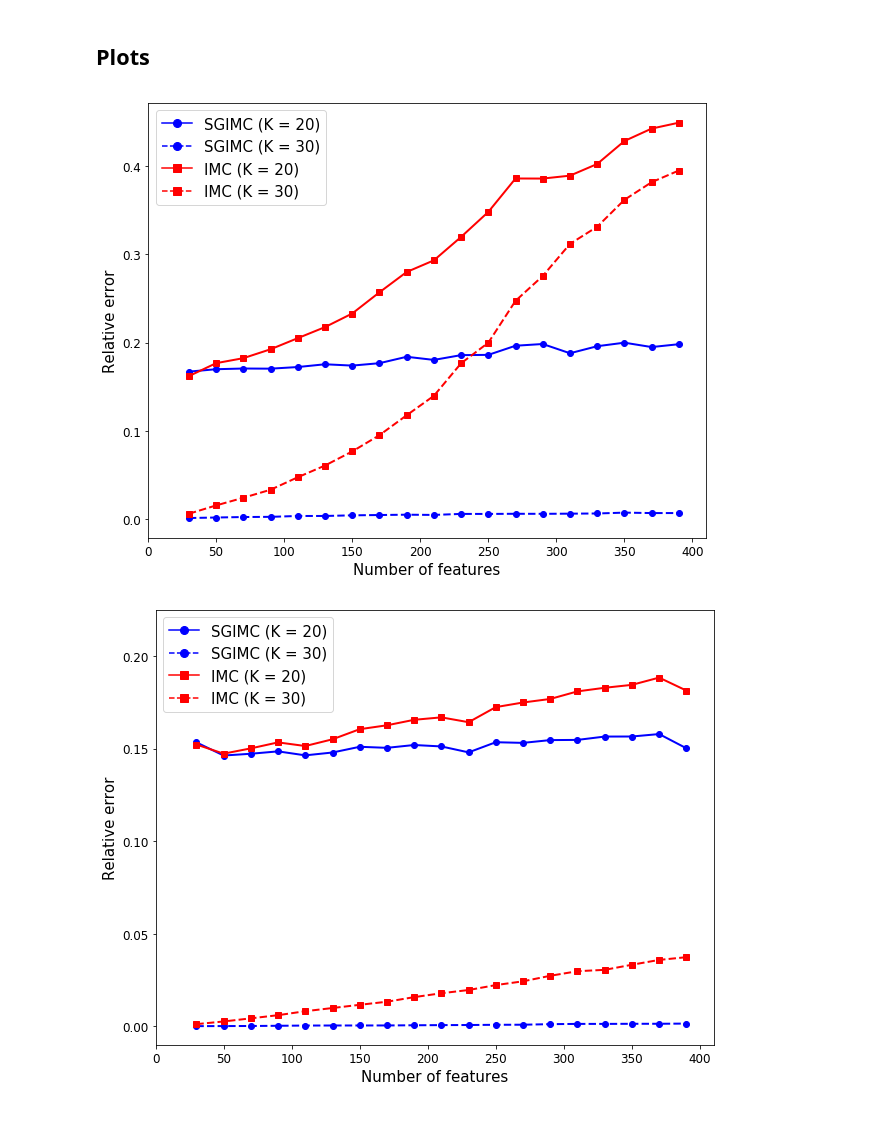
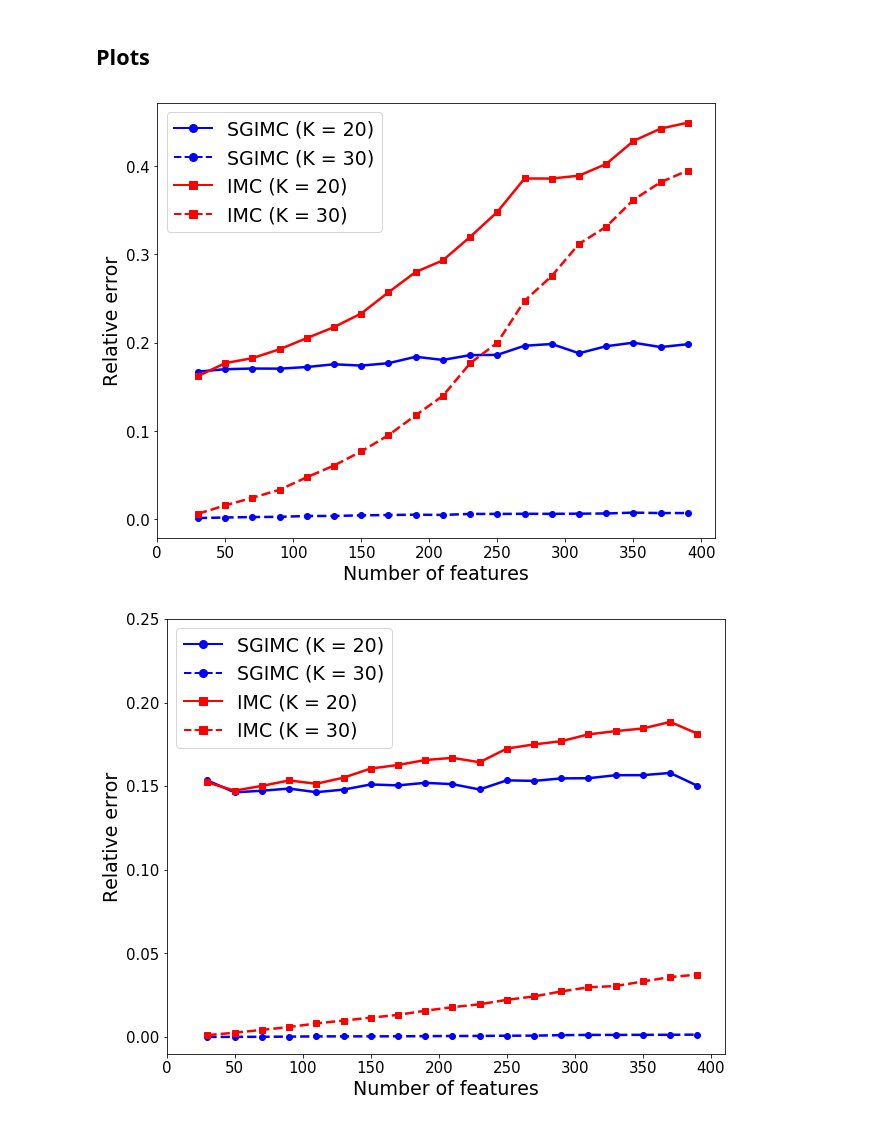
Before and after one commit to premolab/SGIMC, a Jupyter notebook: experiments/Number of features.ipynb, the cells around one changed output. Saved outputs shown, nothing was run; the diff lists cells and outputs as text; code cells hidden in the pictures.

```diff
--- a/experiments/Number of features.ipynb
+++ b/experiments/Number of features.ipynb
@@ -262,46 +262,47 @@ imc_losses_1 = np.load(exp_path + "results_imc_1.npy")
 plt.figure(figsize=(10,8))
 
 # lines
-sgimc_line = mlines.Line2D([], [], color='blue', marker='o',
+sgimc_line = mlines.Line2D([], [], color='blue', marker='o', linewidth=2,
                            markersize=8, label='SGIMC (K = 20)')
-sgimc_line_1 = mlines.Line2D([], [], color='blue', marker='o', linestyle='--',
+sgimc_line_1 = mlines.Line2D([], [], color='blue', marker='o', linewidth=2, linestyle='--',
                              markersize=8, label='SGIMC (K = 30)')
-imc_line = mlines.Line2D([], [], color='red', marker='s',
+imc_line = mlines.Line2D([], [], color='red', marker='s', linewidth=2,
                          markersize=8, label='IMC (K = 20)')
-imc_line_1 = mlines.Line2D([], [], color='red', marker='s', linestyle='--',
+imc_line_1 = mlines.Line2D([], [], color='red', marker='s', linewidth=2, linestyle='--',
                            markersize=8, label='IMC (K = 30)')
 
 
 skip = 2
 
 # curves
-plt.plot(n_features[::skip], sgimc_losses[::skip], 'b-', label='SGIMC (K = 20)', linewidth=2)
-plt.plot(n_features[::skip], sgimc_losses_1[::skip], 'b--', label='SGIMC (K = 30)', linewidth=2)
-plt.plot(n_features[::skip], imc_losses[::skip], 'r-', label='IMC (K = 20)', linewidth=2)
-plt.plot(n_features[::skip], imc_losses_1[::skip], 'r--', label='IMC (K = 30)', linewidth=2)
+plt.plot(n_features[::skip], sgimc_losses[::skip], 'b-', label='SGIMC (K = 20)', linewidth=2.5)
+plt.plot(n_features[::skip], sgimc_losses_1[::skip], 'b--', label='SGIMC (K = 30)', linewidth=2.5)
+plt.plot(n_features[::skip], imc_losses[::skip], 'r-', label='IMC (K = 20)', linewidth=2.5)
+plt.plot(n_features[::skip], imc_losses_1[::skip], 'r--', label='IMC (K = 30)', linewidth=2.5)
 
 # dotes
-plt.plot(n_features[::skip], sgimc_losses[::skip], 'bo', label='SGIMC (K = 20)', linewidth=2)
-plt.plot(n_features[::skip], sgimc_losses_1[::skip], 'bo', label='SGIMC (K = 30)', linewidth=2)
-plt.plot(n_features[::skip], imc_losses[::skip], 'rs', label='IMC (K = 20)', linewidth=2)
-plt.plot(n_features[::skip], imc_losses_1[::skip], 'rs', label='IMC (K = 30)', linewidth=2)
+plt.plot(n_features[::skip], sgimc_losses[::skip], 'bo', label='SGIMC (K = 20)', linewidth=2.5)
+plt.plot(n_features[::skip], sgimc_losses_1[::skip], 'bo', label='SGIMC (K = 30)', linewidth=2.5)
+plt.plot(n_features[::skip], imc_losses[::skip], 'rs', label='IMC (K = 20)', linewidth=2.5)
+plt.plot(n_features[::skip], imc_losses_1[::skip], 'rs', label='IMC (K = 30)', linewidth=2.5)
 
 # specify axis limits and labels
 plt.xlim((0,410))
-plt.xlabel('Number of features', fontsize=15)
-plt.ylabel('Relative error', fontsize=15)
+plt.xlabel('Number of features', fontsize=19)
+plt.ylabel('Relative error', fontsize=19)
 
 # ticks
-plt.xticks(fontsize=12)
-plt.yticks(fontsize=12)
+plt.xticks(fontsize=15)
+plt.yticks(fontsize=15)
 
 # legend
-plt.legend(handles=[sgimc_line, sgimc_line_1, imc_line, imc_line_1], fontsize=15, loc=2)
+plt.legend(handles=[sgimc_line, sgimc_line_1, imc_line, imc_line_1], fontsize=19, loc=2)
 
 plt.show()
 # TODO: save as pdf
+# TODO: dpi 200
 # %% [output]
-[figure, old version]
+[figure, new version]
 # %%
 exp_path = "/nmnt/x04-hdd/boris_temp/SGIMC_IMC/article_features_01/"
 
@@ -311,49 +312,50 @@ imc_losses = np.load(exp_path + "results_imc.npy")
 sgimc_losses_1 = np.load(exp_path + "results_sgimc_1.npy")
 imc_losses_1 = np.load(exp_path + "results_imc_1.npy")
 
 
 ################################### FIGURE ###################################
 plt.figure(figsize=(10,8))
 
 # lines
-sgimc_line = mlines.Line2D([], [], color='blue', marker='o',
+sgimc_line = mlines.Line2D([], [], color='blue', marker='o', linewidth=2,
                            markersize=8, label='SGIMC (K = 20)')
-sgimc_line_1 = mlines.Line2D([], [], color='blue', marker='o', linestyle='--',
+sgimc_line_1 = mlines.Line2D([], [], color='blue', marker='o', linewidth=2, linestyle='--',
                              markersize=8, label='SGIMC (K = 30)')
-imc_line = mlines.Line2D([], [], color='red', marker='s',
+imc_line = mlines.Line2D([], [], color='red', marker='s', linewidth=2,
                          markersize=8, label='IMC (K = 20)')
-imc_line_1 = mlines.Line2D([], [], color='red', marker='s', linestyle='--',
+imc_line_1 = mlines.Line2D([], [], color='red', marker='s', linewidth=2, linestyle='--',
                            markersize=8, label='IMC (K = 30)')
 
 
 skip = 2
 
 # curves
-plt.plot(n_features[::skip], sgimc_losses[::skip], 'b-', label='SGIMC (K = 20)', linewidth=2)
-plt.plot(n_features[::skip], sgimc_losses_1[::skip], 'b--', label='SGIMC (K = 30)', linewidth=2)
-plt.plot(n_features[::skip], imc_losses[::skip], 'r-', label='IMC (K = 20)', linewidth=2)
-plt.plot(n_features[::skip], imc_losses_1[::skip], 'r--', label='IMC (K = 30)', linewidth=2)
+plt.plot(n_features[::skip], sgimc_losses[::skip], 'b-', label='SGIMC (K = 20)', linewidth=2.5)
+plt.plot(n_features[::skip], sgimc_losses_1[::skip], 'b--', label='SGIMC (K = 30)', linewidth=2.5)
+plt.plot(n_features[::skip], imc_losses[::skip], 'r-', label='IMC (K = 20)', linewidth=2.5)
+plt.plot(n_features[::skip], imc_losses_1[::skip], 'r--', label='IMC (K = 30)', linewidth=2.5)
 
 # dotes
-plt.plot(n_features[::skip], sgimc_losses[::skip], 'bo', label='SGIMC (K = 20)', linewidth=2)
-plt.plot(n_features[::skip], sgimc_losses_1[::skip], 'bo', label='SGIMC (K = 30)', linewidth=2)
-plt.plot(n_features[::skip], imc_losses[::skip], 'rs', label='IMC (K = 20)', linewidth=2)
-plt.plot(n_features[::skip], imc_losses_1[::skip], 'rs', label='IMC (K = 30)', linewidth=2)
+plt.plot(n_features[::skip], sgimc_losses[::skip], 'bo', label='SGIMC (K = 20)', linewidth=2.5)
+plt.plot(n_features[::skip], sgimc_losses_1[::skip], 'bo', label='SGIMC (K = 30)', linewidth=2.5)
+plt.plot(n_features[::skip], imc_losses[::skip], 'rs', label='IMC (K = 20)', linewidth=2.5)
+plt.plot(n_features[::skip], imc_losses_1[::skip], 'rs', label='IMC (K = 30)', linewidth=2.5)
 
 # specify axis limits and labels
 plt.xlim((0,410))
-plt.ylim((-0.010, 0.225))
-plt.xlabel('Number of features', fontsize=15)
-plt.ylabel('Relative error', fontsize=15)
+plt.ylim((-0.010, 0.250))
+plt.xlabel('Number of features', fontsize=19)
+plt.ylabel('Relative error', fontsize=19)
 
 # ticks
-plt.xticks(fontsize=12)
-plt.yticks(fontsize=12)
+plt.xticks(fontsize=15)
+plt.yticks(fontsize=15)
 
 # legend
-plt.legend(handles=[sgimc_line, sgimc_line_1, imc_line, imc_line_1], fontsize=15, loc=2)
+plt.legend(handles=[sgimc_line, sgimc_line_1, imc_line, imc_line_1], fontsize=19, loc=2)
 
 plt.show()
 # TODO: save as pdf
+# TODO: 200 dpi
 # %% [output]
-[figure, old version]
+[figure, new version]
```
Also changed, not shown: 2 other files.
